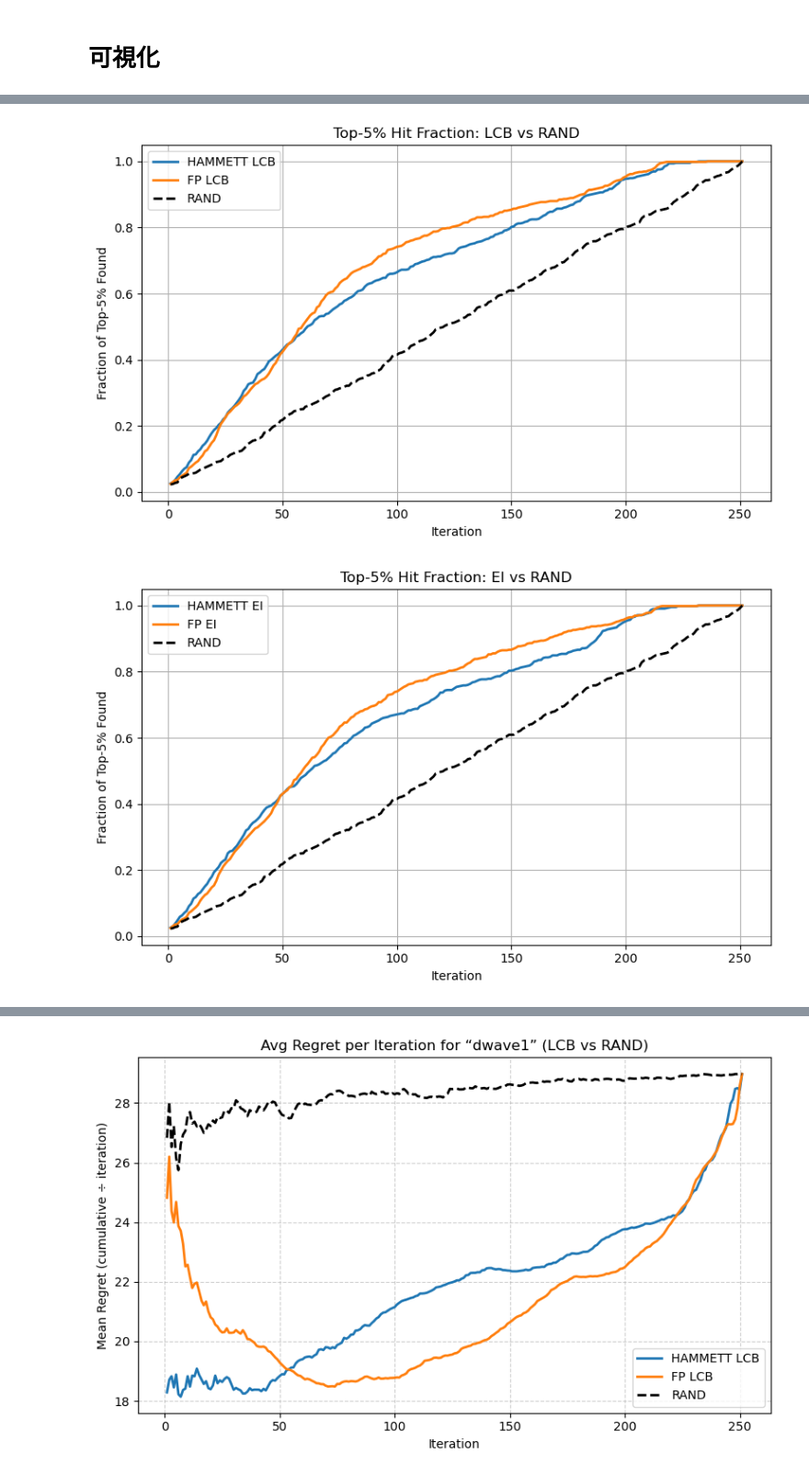
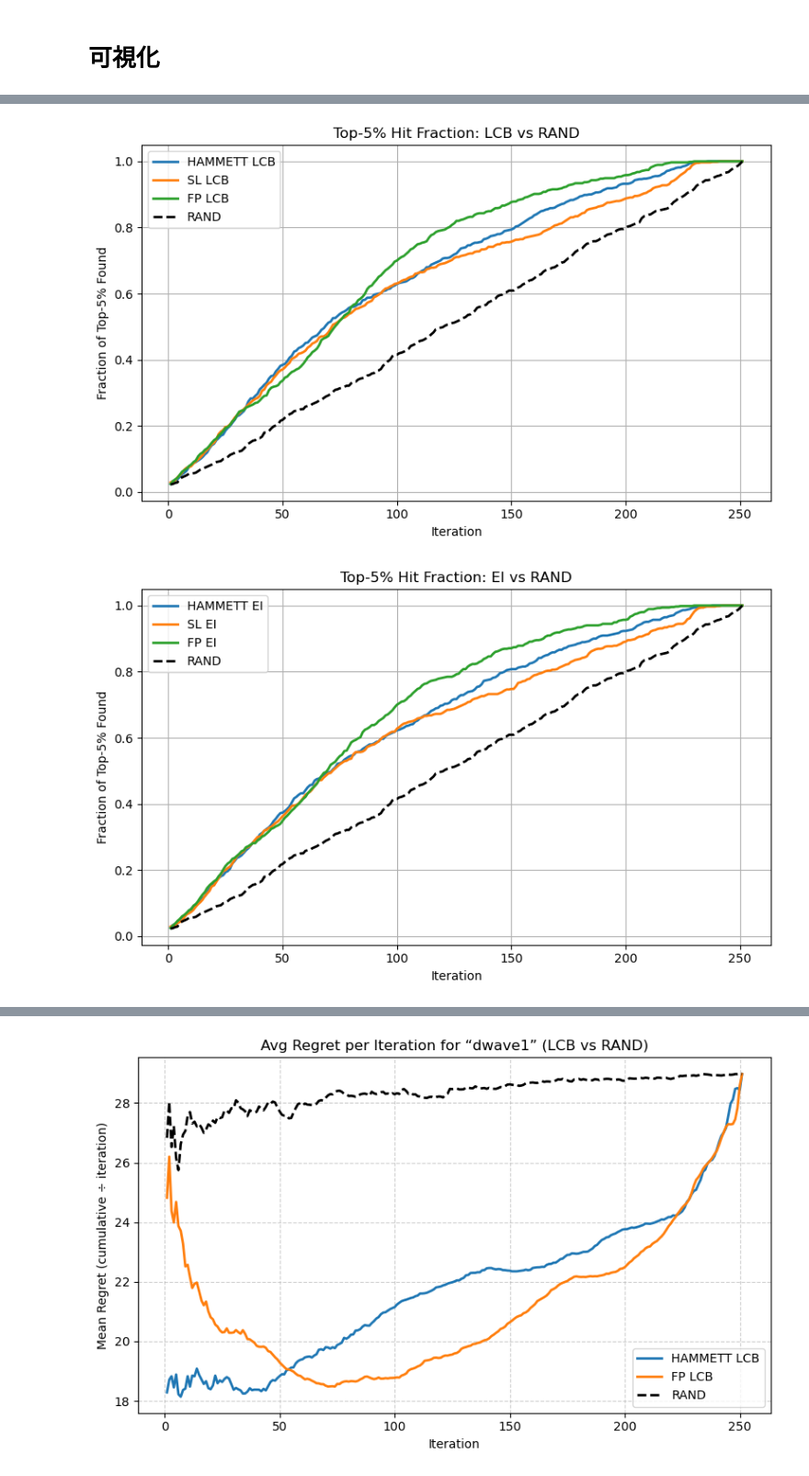
Before and after one commit to kakeru-watanabe06/BO_FP_Hammett_SL, a Jupyter notebook: FP_BO.ipynb/FP_BOのコピー.ipynb, the cells around one changed output, grey strips where cells are left out. Shown at 92% size. Drawn from its saved outputs; the diff is of its cells as text; code cells hidden in the pictures.

```diff
--- a/FP_BO.ipynb/FP_BOのコピー.ipynb
+++ b/FP_BO.ipynb/FP_BOのコピー.ipynb
@@ -188,10 +188,11 @@ def fit_multi_gpy(X: np.ndarray, Y: np.ndarray):
     for i in range(Y.shape[1]):
         kern = GPy.kern.Exponential(input_dim=X.shape[1], ARD=False)
         m = GPy.models.GPRegression(X, Y[:, [i]], kern)
-        m.Gaussian_noise.variance = 1e-6
-        m.Gaussian_noise.variance.fix()
-        m.optimize(messages=False)
+        # m.Gaussian_noise.variance = 1e-6
+        # m.Gaussian_noise.variance.fix()
+        m.optimize(messages=False, max_iters=5)
         models.append(m)
+        # print(m)
     return models
 
 def predict_multi_gpy(models, X: np.ndarray):
@@ -319,7 +320,11 @@ def compare_all_methods(df, X_cols, Y_cols, target,
                     sc     = StandardScaler().fit(Y_tr)
                     Y_tr_s = sc.transform(Y_tr)
                     t_s    = sc.transform(target.reshape(1,-1)).flatten()
-                    models = fit_multi_gpy(X_tr, Y_tr_s)
+                    for obj_idx, mdl in enumerate(models):
+                        # Y_tr_s[:, [obj_idx]] の shape は (n_train,1)
+                        mdl.set_XY(X_tr, Y_tr_s[:, [obj_idx]])
+                        mdl.optimize(messages=False)
+                        # print(mdl)
 
     # DataFrame 化
     df_hits = pd.DataFrame(
@@ -886,11 +891,9 @@ def plot_hits_with_single_random(df_hits_dict):
 # --- Example usage ---
 # 1) 検証した説明関数のベースファイル名を辞書で指定
 file_initials = {
-    'Hammett': '/Users/macmini/BO_result/Hammett_BO_results/Hammett_p_0.7_init5',
-    # 'SL': '/Users/macmini/BO_result/SL_BO_results/SL_p_0.7_init5',
-    'FP': '/Users/macmini/BO_result/FP_BO_results/FP_BO_resultsFP_p_0.7_init5'
-    # 'FP_0.9':"/Users/macmini/BO_result/FP_0.9_BO_results/FP_p_0.9_init5",
-    # "FP_0.1":"/Users/macmini/BO_result/FP_0.1_BO_results/FP_p_0.1_init5"
+    'Hammett': '/Users/macmini/BO_result/inimax5_remax100_RBF/Hammett/Hammett_p_0.7_init5',
+    'SL': '/Users/macmini/BO_result/inimax5_remax100_RBF/SL/SL_p_0.7_init5',
+    'FP': '/Users/macmini/BO_result/inimax5_remax100_RBF/FP/FP_BO_resultsFP_p_0.7_init5'
     # 他の説明関数も同様に追加
 }
 
@@ -898,21 +901,13 @@ file_initials = {
 results = load_results(file_initials, metrics=('hits', 'acq', 'regret'))
 
 # 3) 比較プロット
-# plot_hits_comparison(results['hits'])
-# plot_acq_comparison(results['acq'])
-# plot_hits_by_method(results['hits'])
-# plot_hits_with_random_baseline(results['hits'])
 plot_hits_with_single_random(results['hits'])
 
 file_initials_init50 = {
-    'Hammett': '/Users/macmini/BO_result/Hammett_0.7_BO_results_init50/Hammett_p_0.7_init50',
-    'FP': '/Users/macmini/BO_result/FP_0.7_BO_results_init50/FP_p_0.7_init50'
+    'Hammett': '/Users/macmini/BO_result/従来/Hammett_0.7_BO_results_init50/Hammett_p_0.7_init50',
+    'FP': '/Users/macmini/BO_result/従来/FP_0.7_BO_results_init50/FP_p_0.7_init50'
 }
 
 results_init50 = load_results(file_initials_init50, metrics=('hits', 'acq', 'regret'))
-# plot_hits_comparison(results_init50['hits'])
-# plot_acq_comparison(results_init50['acq'])
-# plot_hits_by_method(results_init50['hits'])
-# plot_hits_with_random_baseline(results_init50['hits'])
 plot_hits_with_single_random(results_init50['hits'])
 # %% [output]
@@ -921,2 +917,2 @@ Warning: file not found: /Users/macmini/BO_result/FP_BO_results/FP_BO_resultsFP_
-[figure, old version]
+[figure, new version]
-[figure, old version]
+[figure, new version]
```
Also changed, not shown: parts of 6 cells of this notebook, 3 other files.
